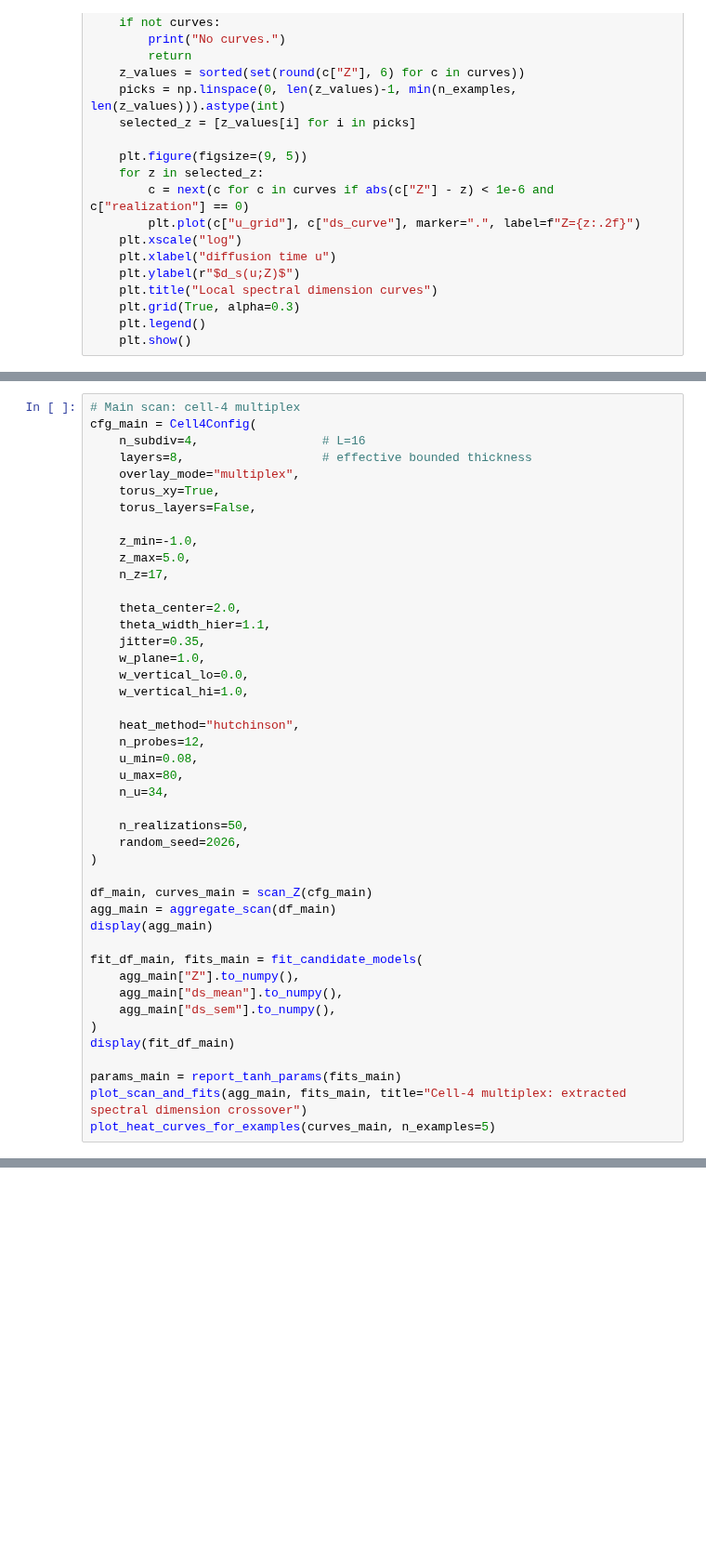
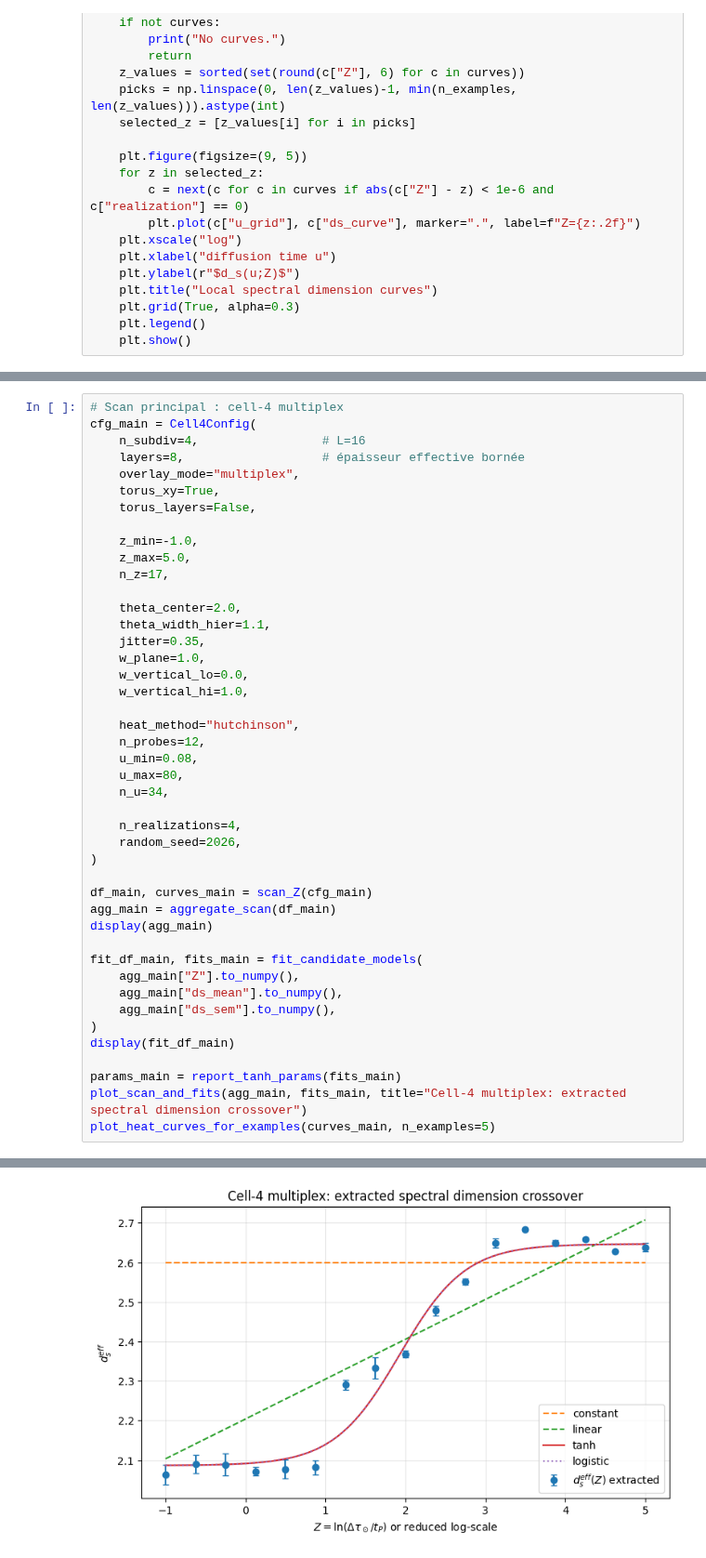
Before and after one commit to cduplan59/CFT_analysis, a Jupyter notebook: cell4_spectral_dimension_robustness_colab.ipynb, the cells around one changed output, grey strips where cells are left out. Shown at 93% size. Saved outputs shown, nothing was run; the diff lists cells and outputs as text; blank space fills up the shorter version.

```diff
--- a/cell4_spectral_dimension_robustness_colab.ipynb
+++ b/cell4_spectral_dimension_robustness_colab.ipynb
@@ -771,8 +771,8 @@ The sigmoid is not injected into $d_s$. It is only tested as a fit model after e
 # %%
-# Main scan: cell-4 multiplex
+# Scan principal : cell-4 multiplex
 cfg_main = Cell4Config(
     n_subdiv=4,                 # L=16
-    layers=8,                   # effective bounded thickness
+    layers=8,                   # épaisseur effective bornée
     overlay_mode="multiplex",
     torus_xy=True,
     torus_layers=False,
@@ -794,7 +794,7 @@ cfg_main = Cell4Config(
     u_max=80,
     n_u=34,
 
-    n_realizations=50,
+    n_realizations=4,
     random_seed=2026,
 )
 
@@ -812,3 +812,4 @@ display(fit_df_main)
 params_main = report_tanh_params(fits_main)
 plot_scan_and_fits(agg_main, fits_main, title="Cell-4 multiplex: extracted spectral dimension crossover")
 plot_heat_curves_for_examples(curves_main, n_examples=5)
+# %% [output]
@@ -814,0 +852 @@ plot_heat_curves_for_examples(curves_main, n_examples=5)
+[figure, added]
```
Also changed, not shown: parts of 28 cells of this notebook.
